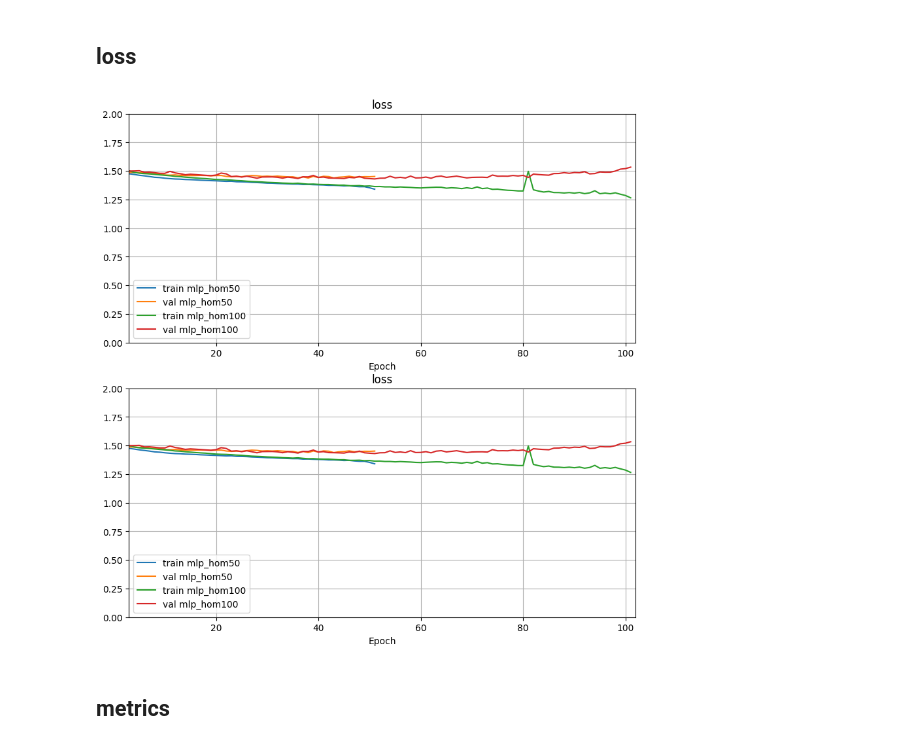
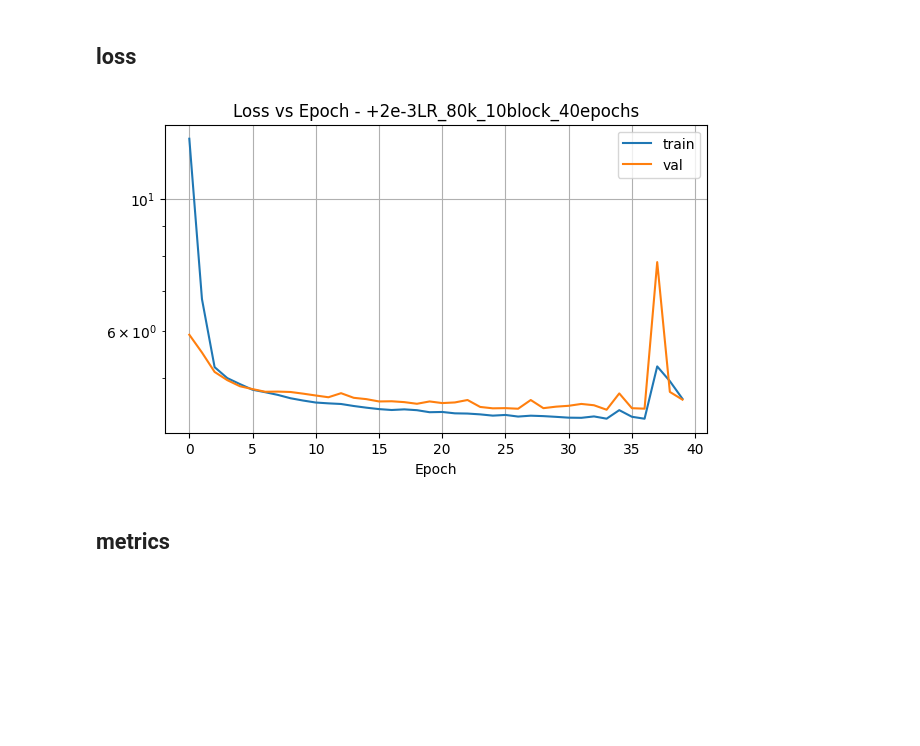
Before and after one commit to willsutcliffe/scalable_mtl_hgnn, a Jupyter notebook: Plot_Drawer.ipynb, the cells around one changed output. Saved outputs shown, nothing was run; the diff lists cells and outputs as text; code cells hidden in the pictures; blank space fills up the shorter version.

Commit message:
added errors to dataset, cut implementation and general improvements

```diff
--- a/Plot_Drawer.ipynb
+++ b/Plot_Drawer.ipynb
@@ -37,25 +37,46 @@ for label, yml in configs_to_compare.items():
     csv_file = model_file.format(**flatten_config).replace(".pt",".csv")
     datasets[label] = pd.read_csv(csv_file)
     #models[label] = ModelLoader(config_loader).get_model()
+# %%
+# Define the output folders to compare
+configs_to_compare = {
+    #"full_sim" : "Final_heterogeneous_8block_10_epochs_message_passing_BCE",
+    #"onlyLong" : "Final_heterogeneous_8block_10_epochs_message_passing_BCE_onlyLong15k",
+    #"onlyLong+3e-3LR": "Final_heterogeneous_8block_10_epochs_message_passing_BCE_onlyLong15k_x3LR",
+    #"onlyLong+2e-3LR_80k": "Final_heterogeneous_8block_10_0.002LR_epochs_message_passing_BCE_onlyLong80k",
+    #"onlyLong+2e-3LR_80k_10block": "Final_heterogeneous_10block_10_0.002LR_epochs_message_passing_BCE_onlyLong80k",
+    "+2e-3LR_80k_10block_40epochs": "Final_heterogeneous_10block_40_0.002LR_epochs_message_passing_BCE_onlyLong80k",
+}
+
+# Load the config files
+datasets = {}
+models = {}
+for label, folder in configs_to_compare.items():
+    model_file = f"outputs/{folder}/{folder}.pt"
+    csv_file = f"outputs/{folder}/{folder}.csv"
+    datasets[label] = pd.read_csv(csv_file)
 # %% [markdown]
 ## loss
 # %%
-features = ['loss','loss']
+models = list(datasets.keys())
 
-Nfeatures = len(features)
-fig, axs = plt.subplots(Nfeatures, 1, figsize=(10, 5*Nfeatures))
-for i, feature in enumerate(features):
-    for label in configs_to_compare.keys():
-        axs[i].plot(datasets[label][f"train_{feature}"], label=f"train {label}")
-        axs[i].plot(datasets[label][f"val_{feature}"], label=f"val {label}")
+Nmodels = len(models)
+fig, axs = plt.subplots(Nmodels, 1, figsize=(7,4*Nmodels))
+if Nmodels == 1:
+    axs = [axs]
+for i,label in enumerate(datasets.keys()):
+    axs[i].plot(datasets[label][f"train_loss"], label=f"train")
+    axs[i].plot(datasets[label][f"val_loss"], label=f"val")
     axs[i].set_xlabel('Epoch')
     axs[i].grid()
-    axs[i].set_xlim(3, datasets[label].shape[0])
-    axs[i].set_ylim(0, 2)
-    axs[i].set_title(feature)
+    #axs[i].set_xlim(8, 11)
+    #axs[i].set_ylim(1, 6)
+    axs[i].set_yscale('log')
+    axs[i].set_title(f"Loss vs Epoch - {label}")
     axs[i].legend()
+plt.show()
 # %% [output]
-[figure, old version]
+[figure, new version]
 # %% [markdown]
 ## metrics
 # %%
```
Also changed, not shown: parts of 6 cells of this notebook, 8 other files.
